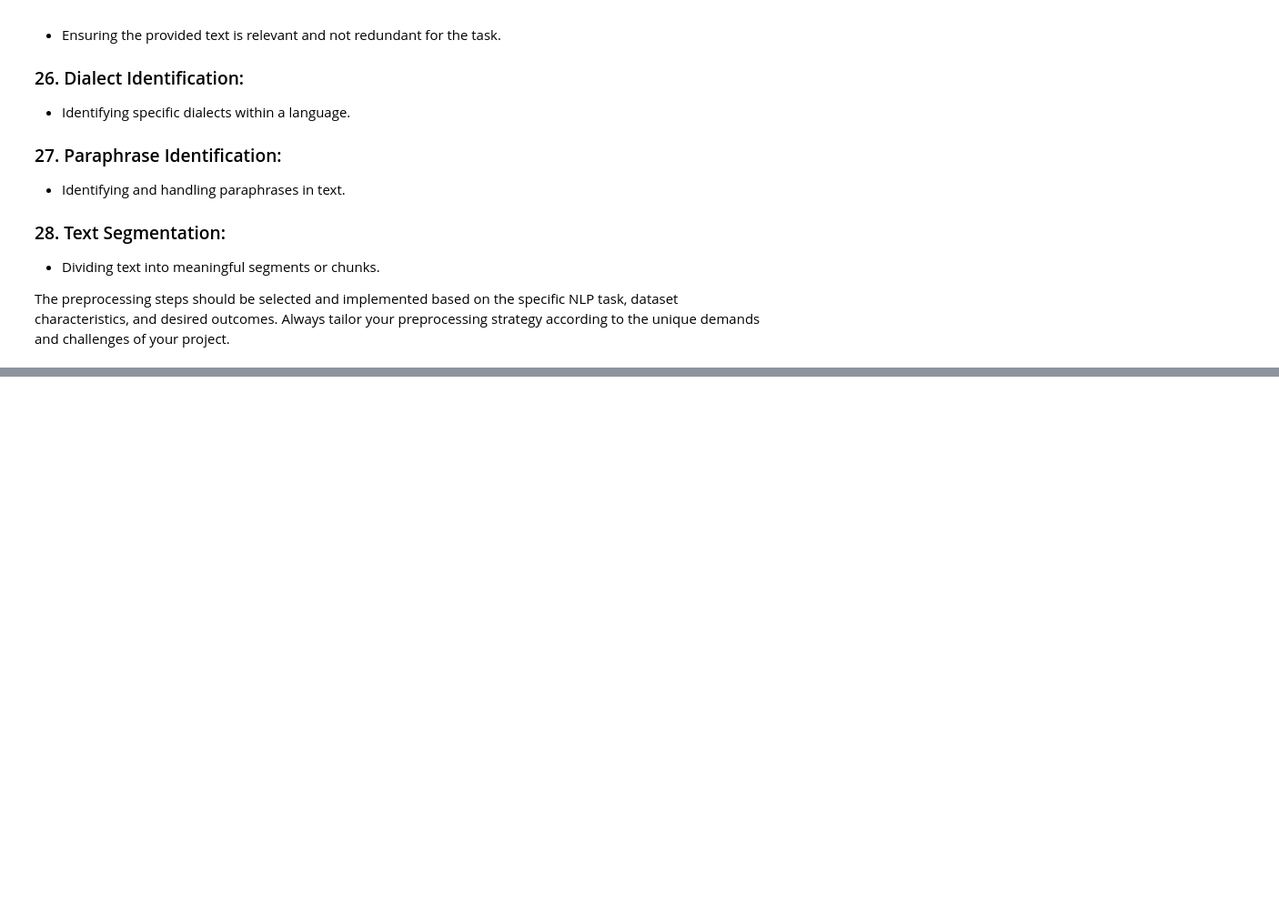
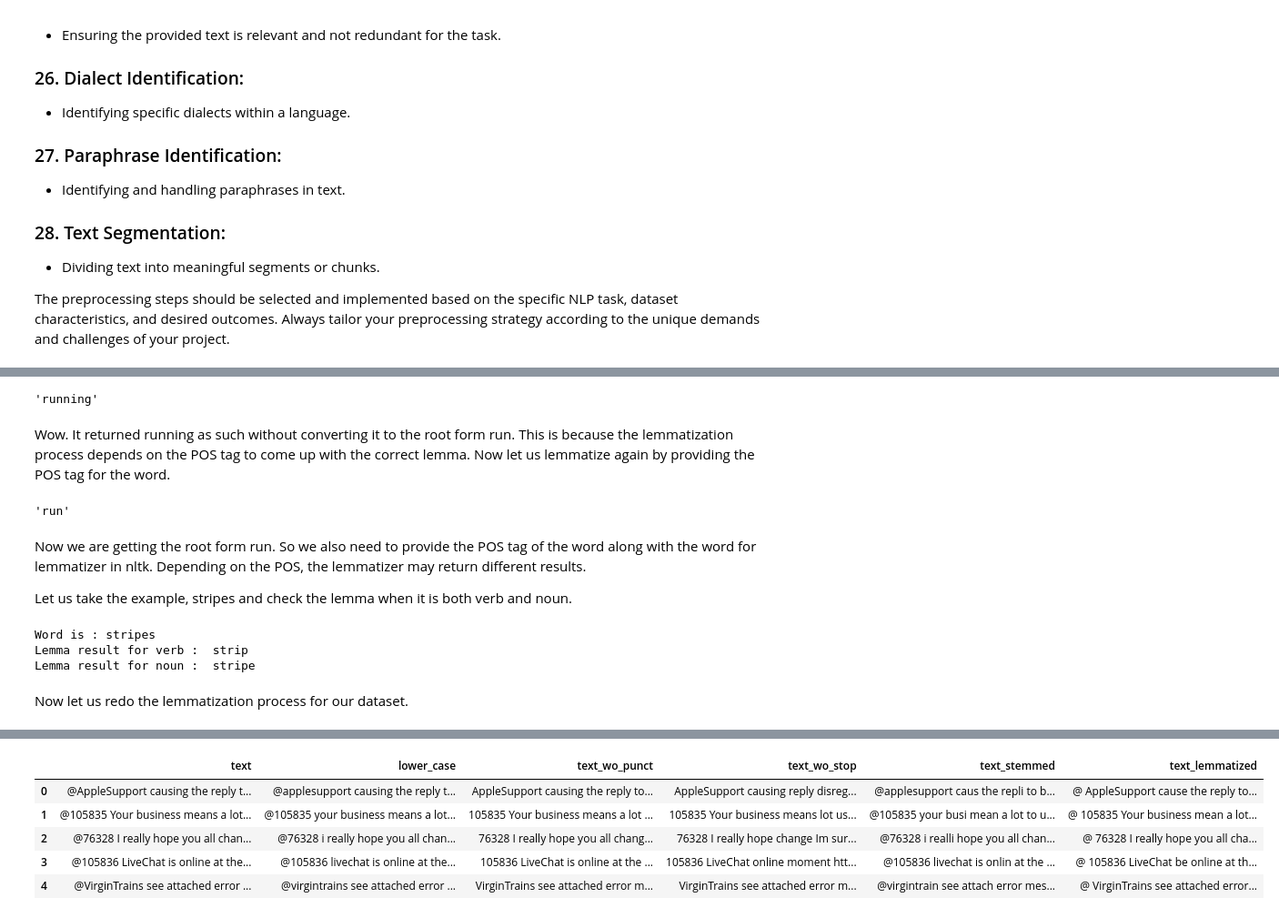
Before and after one commit to SKumarAshutosh/natural-language-processing, a Jupyter notebook: Preprocessing_NLP.ipynb, the cells around one changed output, grey strips where cells are left out. Shown at 91% size. Saved outputs shown, nothing was run; the diff lists cells and outputs as text; code cells hidden in the pictures; blank space fills up the shorter version.

```diff
--- a/Preprocessing_NLP.ipynb
+++ b/Preprocessing_NLP.ipynb
@@ -275,0 +579,46 @@ The preprocessing steps should be selected and implemented based on the specific
+# %%
+lemmatizer.lemmatize("running")
+# %% [output]
+'running'
+# %% [markdown]
+Wow. It returned running as such without converting it to the root form run. This is because the lemmatization process depends on the POS tag to come up with the correct lemma. Now let us lemmatize again by providing the POS tag for the word.
+# %%
+lemmatizer.lemmatize("running", "v") # v for verb
+# %% [output]
+'run'
+# %% [markdown]
+Now we are getting the root form run. So we also need to provide the POS tag of the word along with the word for lemmatizer in nltk. Depending on the POS, the lemmatizer may return different results.
+
+Let us take the example, stripes and check the lemma when it is both verb and noun.
+# %%
+print("Word is : stripes")
+print("Lemma result for verb : ",lemmatizer.lemmatize("stripes", 'v'))
+print("Lemma result for noun : ",lemmatizer.lemmatize("stripes", 'n'))
+# %% [output]
+Word is : stripes
+Lemma result for verb :  strip
+Lemma result for noun :  stripe
+# %% [markdown]
+Now let us redo the lemmatization process for our dataset.
+# %%
+import nltk
+from nltk.corpus import wordnet
+from nltk.stem import WordNetLemmatizer
+
+# Ensure that the necessary resources are downloaded
+nltk.download('averaged_perceptron_tagger')
+nltk.download('wordnet')
+
+lemmatizer = WordNetLemmatizer()
+
+# Map NLTK's POS tagger tags to first character used by WordNet's Lemmatizer
+wordnet_map = {"N": wordnet.NOUN, "V": wordnet.VERB, "J": wordnet.ADJ, "R": wordnet.ADV}
+
+def lemmatize_words(text):
+    pos_tagged_text = nltk.pos_tag(nltk.word_tokenize(text))
+    return " ".join([lemmatizer.lemmatize(word, wordnet_map.get(pos[0], wordnet.NOUN)) for word, pos in pos_tagged_text])
+
+# Assuming filter_df is your DataFrame and it has a column named 'text'
+filter_df["text_lemmatized"] = filter_df["text"].apply(lambda text: lemmatize_words(text))
+filter_df.head()
+# %% [output]
@@ -275,0 +630,6 @@ The preprocessing steps should be selected and implemented based on the specific
+|  | text | lower_case | text_wo_punct | text_wo_stop | text_stemmed | text_lemmatized |
+| 0 | @AppleSupport causing the reply t... | @applesupport causing the reply t... | AppleSupport causing the reply to... | AppleSupport causing reply disreg... | @applesupport caus the repli to b... | @ AppleSupport cause the reply to... |
+| 1 | @105835 Your business means a lot... | @105835 your business means a lot... | 105835 Your business means a lot ... | 105835 Your business means lot us... | @105835 your busi mean a lot to u... | @ 105835 Your business mean a lot... |
+| 2 | @76328 I really hope you all chan... | @76328 i really hope you all chan... | 76328 I really hope you all chang... | 76328 I really hope change Im sur... | @76328 i realli hope you all chan... | @ 76328 I really hope you all cha... |
+| 3 | @105836 LiveChat is online at the... | @105836 livechat is online at the... | 105836 LiveChat is online at the ... | 105836 LiveChat online moment htt... | @105836 livechat is onlin at the ... | @ 105836 LiveChat be online at th... |
+| 4 | @VirginTrains see attached error ... | @virgintrains see attached error ... | VirginTrains see attached error m... | VirginTrains see attached error m... | @virgintrain see attach error mes... | @ VirginTrains see attached error... |
```
Also changed, not shown: parts of 60 cells of this notebook.
